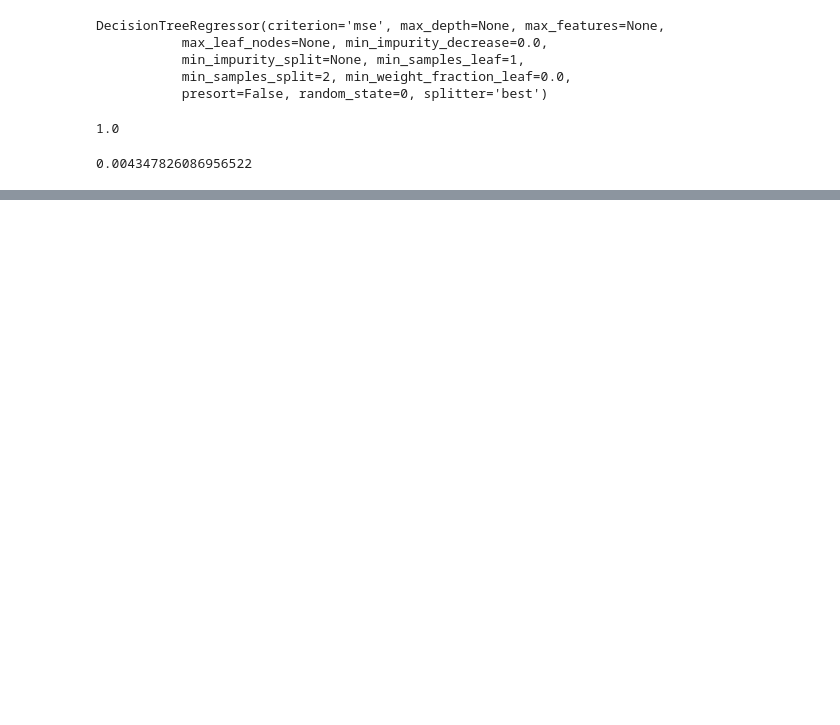
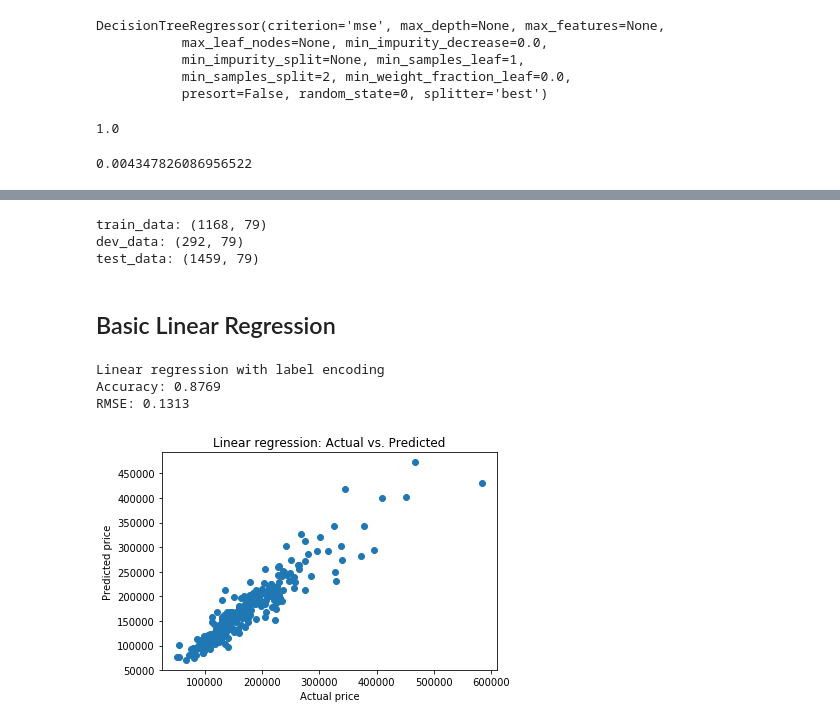
Before and after one commit to rossmaclean27/W207-final-project, a Jupyter notebook: Baseline-Submission-Fong-MacLean-West.ipynb, the cells around one changed output, grey strips where cells are left out. Cells and saved outputs as stored; diff of their text form; code cells hidden in the pictures; blank space fills up the shorter version.

```diff
--- a/Baseline-Submission-Fong-MacLean-West.ipynb
+++ b/Baseline-Submission-Fong-MacLean-West.ipynb
@@ -379,0 +432,8 @@ clf.score(X, y)
+# %%
+def return_variable_types(train=train):
+
+    # Group variables by type
+    qualitative = [var for var in train.columns if np.dtype(train[var]) == 'object']
+    quantitative = [var for var in train.columns if np.dtype(train[var]) != 'object']
+
+    return qualitative, quantitative
@@ -379,0 +544,57 @@ clf.score(X, y)
+# %%
+def print_dataset_shapes(full_data=full_data, train=train):
+    # Display shape of datasets
+    train_data, train_labels, dev_data, dev_labels, test_data = split_full_dataset(full_data, train=train)
+    print('train_data:', train_data.shape)
+    print('dev_data:', dev_data.shape)
+    print('test_data:', test_data.shape)
+
+print_dataset_shapes()
+# %% [output]
+train_data: (1168, 79)
+dev_data: (292, 79)
+test_data: (1459, 79)
+# %%
+def root_mean_squared_error(y_value, y_predict):
+    # Root mean square error
+    rmse = np.sqrt(mean_squared_error(y_value, y_predict))
+    print('RMSE: {:.4}'.format(rmse))
+# %% [markdown]
+## Basic Linear Regression
+# %%
+def linear_regression(dataset, encoder='None'):
+
+    # Encode and split dataset
+    train_data, train_labels, dev_data, dev_labels, test_data = encode_and_split(dataset, encoder=encoder)
+
+    # Log of sales price
+    train_labels_log = np.log(train_labels)
+    dev_labels_log = np.log(dev_labels)
+
+    # Fit the linear regression model
+    lr = LinearRegression()
+    lr.fit(train_data, train_labels_log)
+    predict_dev_log = lr.predict(dev_data)
+    predict_dev_value = np.exp(predict_dev_log)
+
+    # Plot predicted vs. actual values
+    fig, ax = plt.subplots(figsize = (6,4))
+
+    #plt.scatter(dev_labels_log, predict_dev_log)
+    plt.scatter(dev_labels, predict_dev_value)
+
+    ax.set_title('Linear regression: Actual vs. Predicted')
+    ax.set_xlabel('Actual price')
+    ax.set_ylabel('Predicted price')
+
+    # R^2 and root mean squared error
+    print('Accuracy: {:.4f}'.format(lr.score(dev_data, dev_labels_log)))
+    root_mean_squared_error(dev_labels_log, predict_dev_log)
+# %%
+print('Linear regression with label encoding')
+linear_regression(full_data, encoder='label_encoder')
+# %% [output]
+Linear regression with label encoding
+Accuracy: 0.8769
+RMSE: 0.1313
+[figure, added]
```
Also changed, not shown: parts of 31 cells of this notebook.
